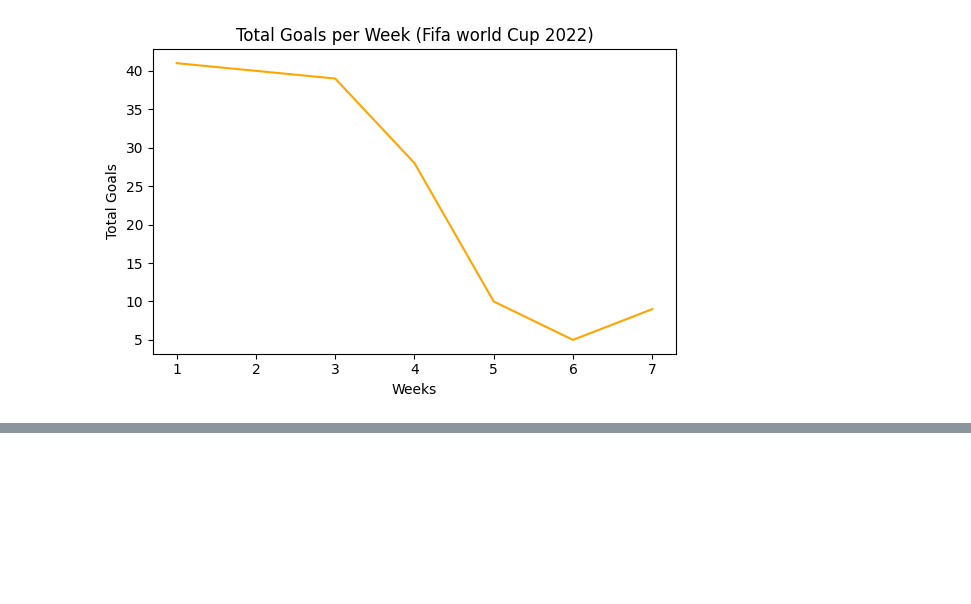
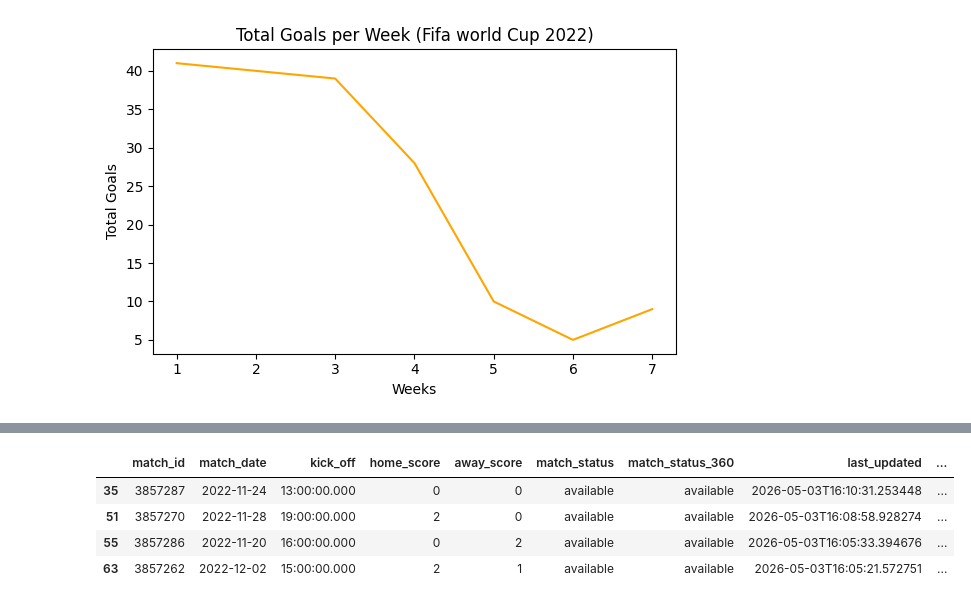
Before and after one commit to Akhilmehra22/analytics-portfolio, a Jupyter notebook: fifa/Fifa-exploration.ipynb, the cells around one changed output, grey strips where cells are left out. Saved outputs shown, nothing was run; the diff lists cells and outputs as text; code cells hidden in the pictures; blank space fills up the shorter version.

```diff
--- a/fifa/Fifa-exploration.ipynb
+++ b/fifa/Fifa-exploration.ipynb
@@ -264,0 +426,8 @@ plt.show()
+# %%
+matches.dropna()
+# %% [output]
+|  | match_id | match_date | kick_off | home_score | away_score | match_status | match_status_360 | last_updated | ... |
+| 35 | 3857287 | 2022-11-24 | 13:00:00.000 | 0 | 0 | available | available | 2026-05-03T16:10:31.253448 | ... |
+| 51 | 3857270 | 2022-11-28 | 19:00:00.000 | 2 | 0 | available | available | 2026-05-03T16:08:58.928274 | ... |
+| 55 | 3857286 | 2022-11-20 | 16:00:00.000 | 0 | 2 | available | available | 2026-05-03T16:05:33.394676 | ... |
+| 63 | 3857262 | 2022-12-02 | 15:00:00.000 | 2 | 1 | available | available | 2026-05-03T16:05:21.572751 | ... |
```
Also changed, not shown: parts of 10 cells of this notebook.
